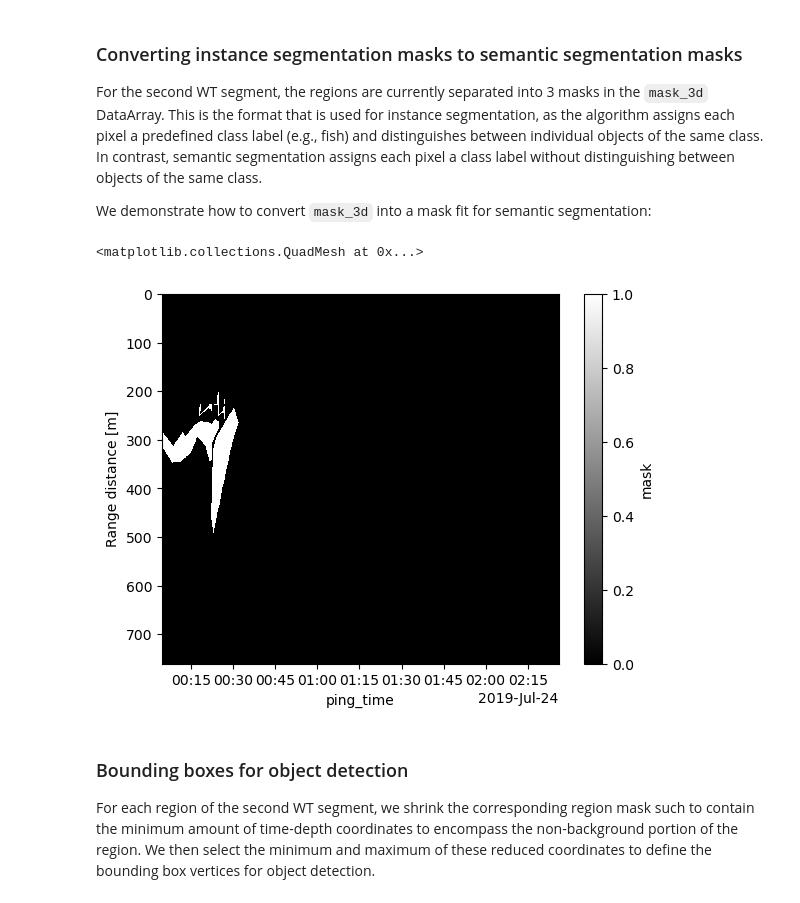
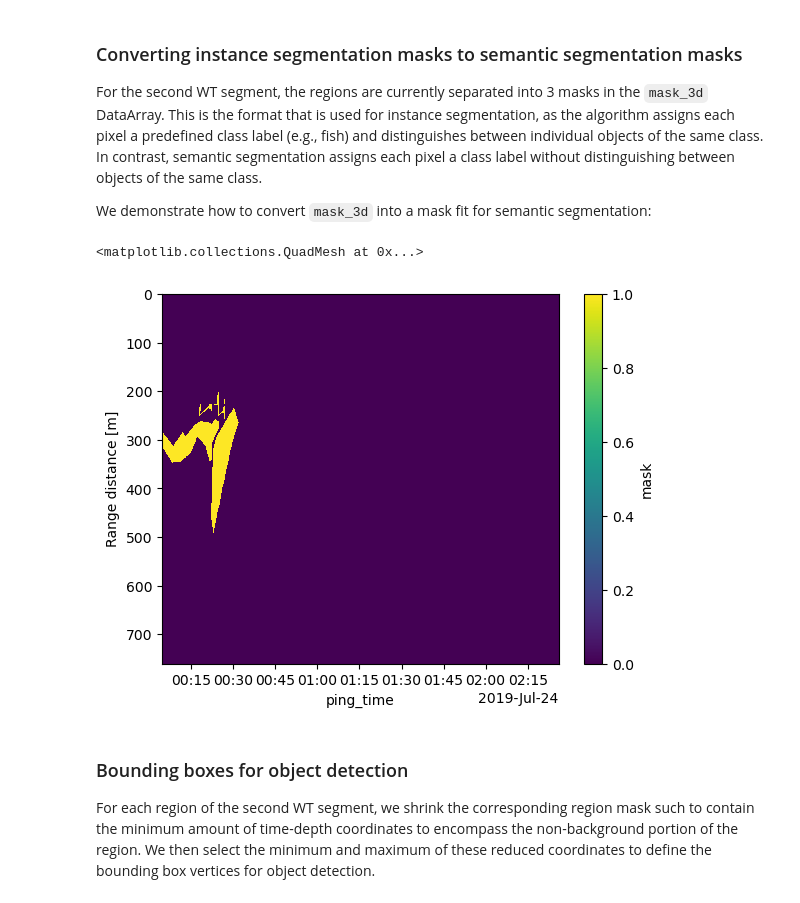
Before and after one commit to OSOceanAcoustics/echopype-examples, a Jupyter notebook: notebooks/single_transect_data_organization.ipynb, the cells around one changed output. Saved outputs shown, nothing was run; the diff lists cells and outputs as text; code cells hidden in the pictures.

```diff
--- a/notebooks/single_transect_data_organization.ipynb
+++ b/notebooks/single_transect_data_organization.ipynb
@@ -1022,13 +1018,13 @@ We demonstrate how to convert `mask_3d` into a mask fit for semantic segmentatio
 # %%
 ds_second_WT_uniform_clean_fish_regions["mask"] = ds_second_WT_uniform_clean_fish_regions["mask_3d"].any(
     dim="region_id"
 )
 ds_second_WT_uniform_clean_fish_regions["mask"].plot(
-    yincrease=False, y="depth", cmap="gray"
+    yincrease=False, y="depth",
 )
 # %% [output]
 <matplotlib.collections.QuadMesh at 0x...>
-[figure, old version]
+[figure, new version]
 # %% [markdown]
 ### Bounding boxes for object detection
 
```
Also changed, not shown: parts of 20 cells of this notebook.
